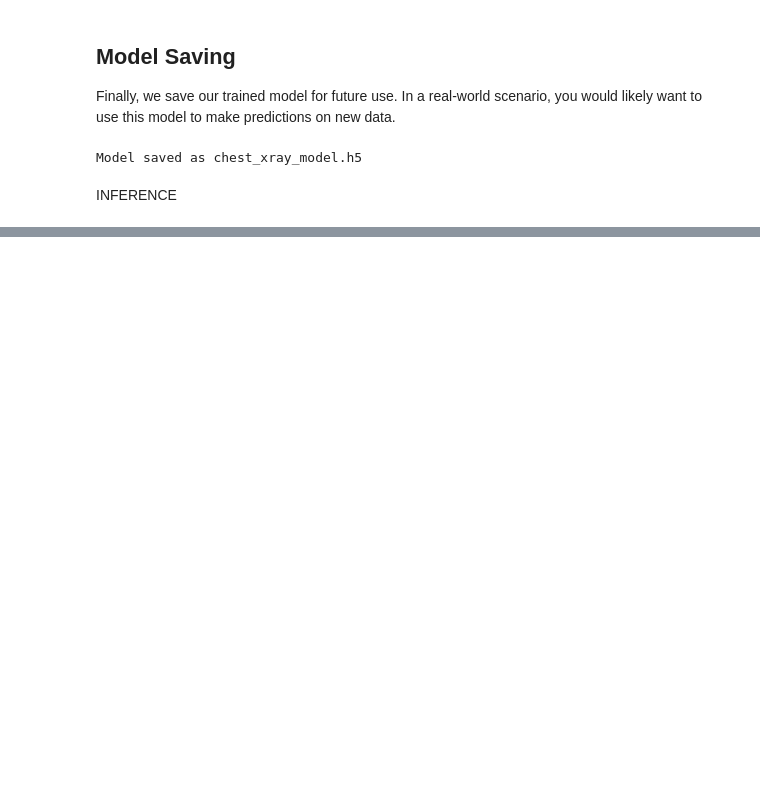
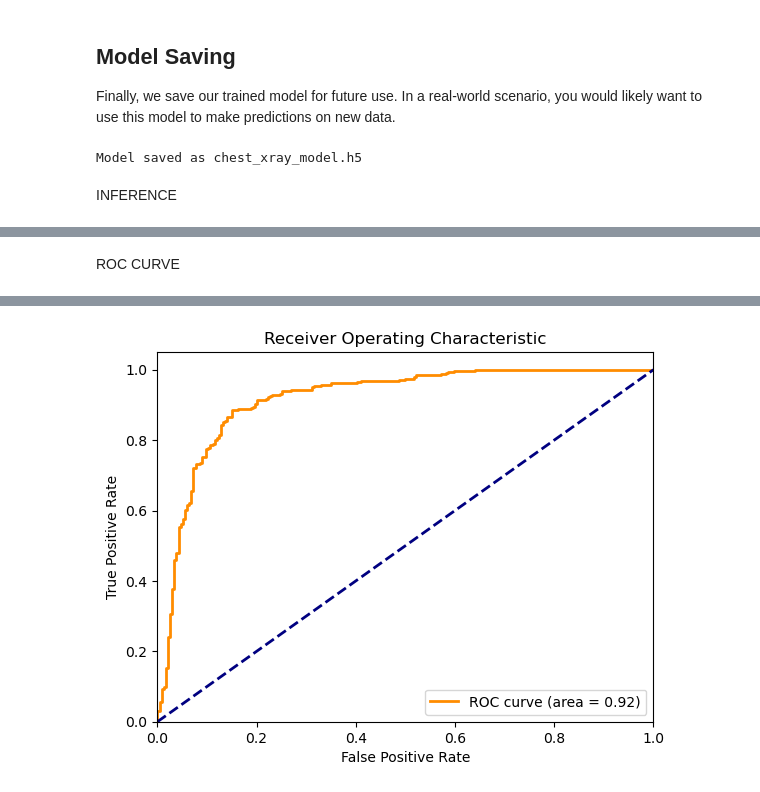
Before and after one commit to ratdouxEpitech/zoidberg, a Jupyter notebook: CNN_Image_Classification.ipynb, the cells around one changed output, grey strips where cells are left out. Drawn from its saved outputs; the diff is of its cells as text; code cells hidden in the pictures; blank space fills up the shorter version.

```diff
--- a/CNN_Image_Classification.ipynb
+++ b/CNN_Image_Classification.ipynb
@@ -112,28 +139,16 @@ reduce_lr_on_plateau = ReduceLROnPlateau(monitor='val_loss', factor=reducelrp_fa
 
 Now we're ready to train our model. We first set up our data generators to load the images, and then we call the `fit` method on our model to start the training.
 # %%
-# Set up image data generators
-# datagen_normal = ImageDataGenerator(
-#     rescale=1./255,
-#     rotation_range=20,
-#     width_shift_range=0.2,
-#     height_shift_range=0.2,
-#     zoom_range=0.2,
-#     horizontal_flip=True,
-#     fill_mode='nearest'
-# )
-# datagen_normal = ImageDataGenerator(rescale=1./255)
-# datagen_pneumonia = ImageDataGenerator(rescale=1./255)
-
 train_datagen = ImageDataGenerator(
     rescale=1./255,
-    rotation_range=20,
     width_shift_range=0.2,
     height_shift_range=0.2,
     zoom_range=0.2,
+    brightness_range=[0.8, 1.2],
     horizontal_flip=True,
     fill_mode='nearest'
 )
+# No rotation as X-Rays are not usually rotated
 val_datagen = ImageDataGenerator(rescale=1./255)
 test_datagen = ImageDataGenerator(rescale=1./255)
 # %%
@@ -164,7 +179,7 @@ Found 5216 images belonging to 2 classes.
 Found 16 images belonging to 2 classes.
 Found 624 images belonging to 2 classes.
 # %%
-class_weight = {0: 2, 1: 1.}
+class_weight = {0: 1.4, 1: 1.}
 
 num_normal = len(os.listdir(normal_data_dir))
 num_pneumonia = len(os.listdir(pneumonia_data_dir))
@@ -179,6 +194,6 @@ history = model.fit(
     validation_steps=len(val_generator),
     epochs=num_epochs,
     class_weight=class_weight,  # Add this line
-    callbacks=[reduce_lr_on_plateau]  # Add the EarlyStopping callback here
+    callbacks=[reduce_lr_on_plateau, tensorboard_callback, tboard_callback]  # Add the EarlyStopping callback here
 )
 # %% [output]
@@ -327,0 +345,25 @@ chest_xray_model.h5 64.87179487179488
+# %% [markdown]
+ROC CURVE
+# %%
+from sklearn.metrics import roc_curve, auc
+import matplotlib.pyplot as plt
+
+# Assuming 'test_generator' contains the test data
+y_test = test_generator.classes
+# predict probabilities for test set
+y_pred = model.predict(test_generator, verbose=1)
+
+fpr, tpr, thresholds = roc_curve(y_test, y_pred)
+roc_auc = auc(fpr, tpr)
+
+plt.figure()
+plt.plot(fpr, tpr, color='darkorange', lw=2, label='ROC curve (area = %0.2f)' % roc_auc)
+plt.plot([0, 1], [0, 1], color='navy', lw=2, linestyle='--')
+plt.xlim([0.0, 1.0])
+plt.ylim([0.0, 1.05])
+plt.xlabel('False Positive Rate')
+plt.ylabel('True Positive Rate')
+plt.title('Receiver Operating Characteristic')
+plt.legend(loc="lower right")
+plt.show()
+# %% [output]
@@ -327,0 +371 @@ chest_xray_model.h5 64.87179487179488
+[figure, added]
```
Also changed, not shown: parts of 13 cells of this notebook.
